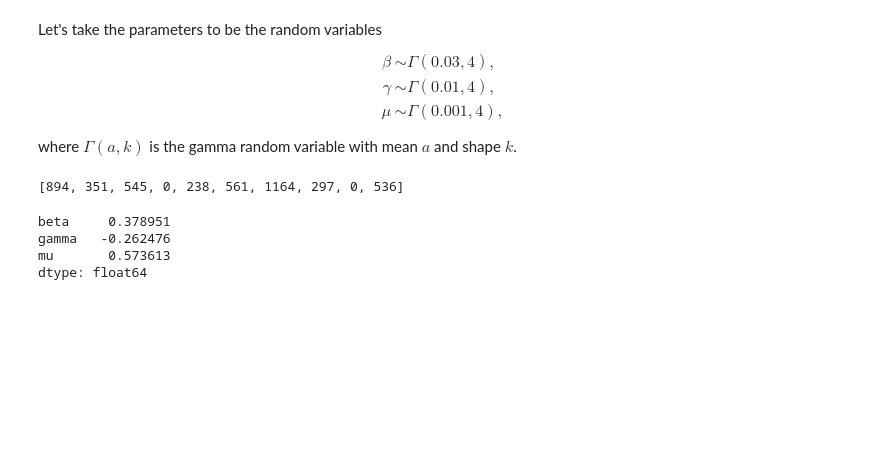
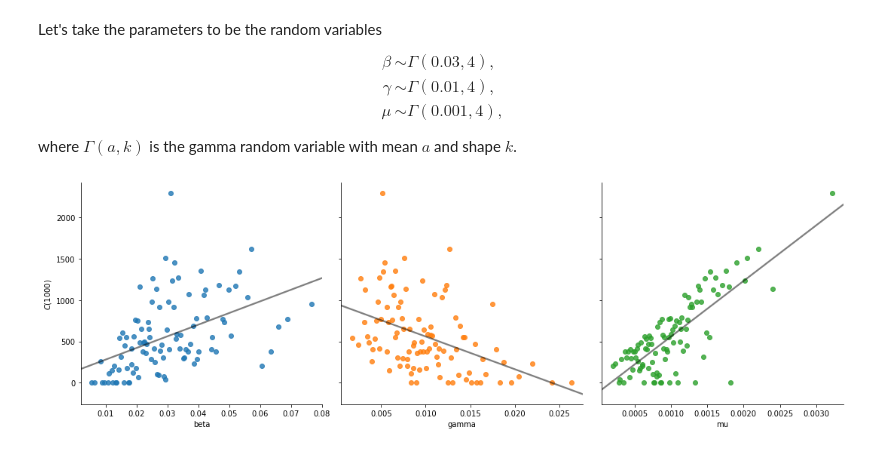
Before and after one commit to janmedlock/sensitivity_analysis, a Jupyter notebook: cumulative_new_infections.ipynb, the cells around one changed output. Cells and saved outputs as stored; diff of their text form; code cells hidden in the pictures; blank space fills up the shorter version.

Commit message:
Setup everything we can do so far from a pre-run set of parameter samples and model output.

```diff
--- a/cumulative_new_infections.ipynb
+++ b/cumulative_new_infections.ipynb
@@ -185,19 +185,13 @@ def run_many(model, samples, seed=None, n_jobs=-1):
 # %%
 seed_seq = numpy.random.SeedSequence(1)
 samples = sensitivity_analysis.samples_Latin_hypercube(parameters,
-                                                       n_samples=10,
+                                                       n_samples=100,
                                                        seed=get_seed(seed_seq))
 cum_inf = run_many(get_cum_infections,
                    samples,
                    seed=get_seed(seed_seq))
-cum_inf
-# %% [output]
-[894, 351, 545, 0, 238, 561, 1164, 297, 0, 536]
-# %%
-PRCC = sensitivity_analysis.PRCC_samples(samples, cum_inf)
-PRCC
-# %% [output]
-beta     0.378951
-gamma   -0.262476
-mu       0.573613
-dtype: float64
+# %%
+fg = sensitivity_analysis.scatterplots_samples(samples, cum_inf)
+_ = fg.set_ylabels(r'$C(1000)$')
+# %% [output]
+[figure, added]
```
Also changed, not shown: parts of 2 cells of this notebook, 1 other file.
